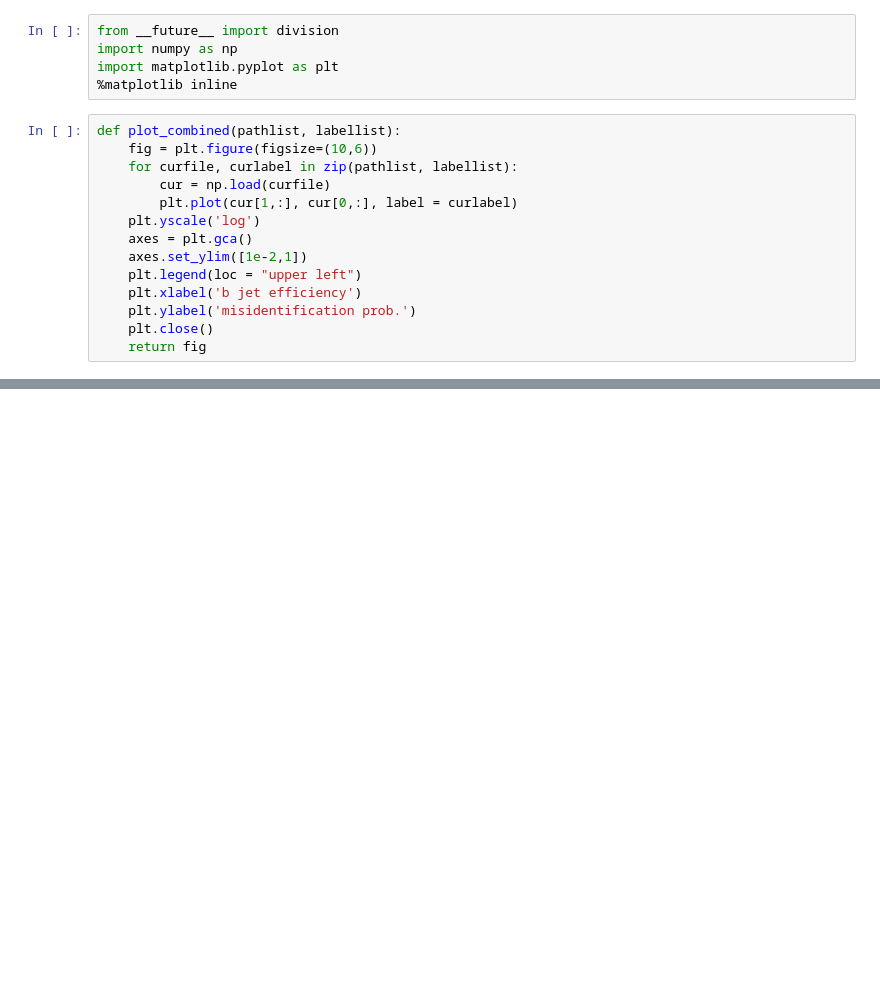
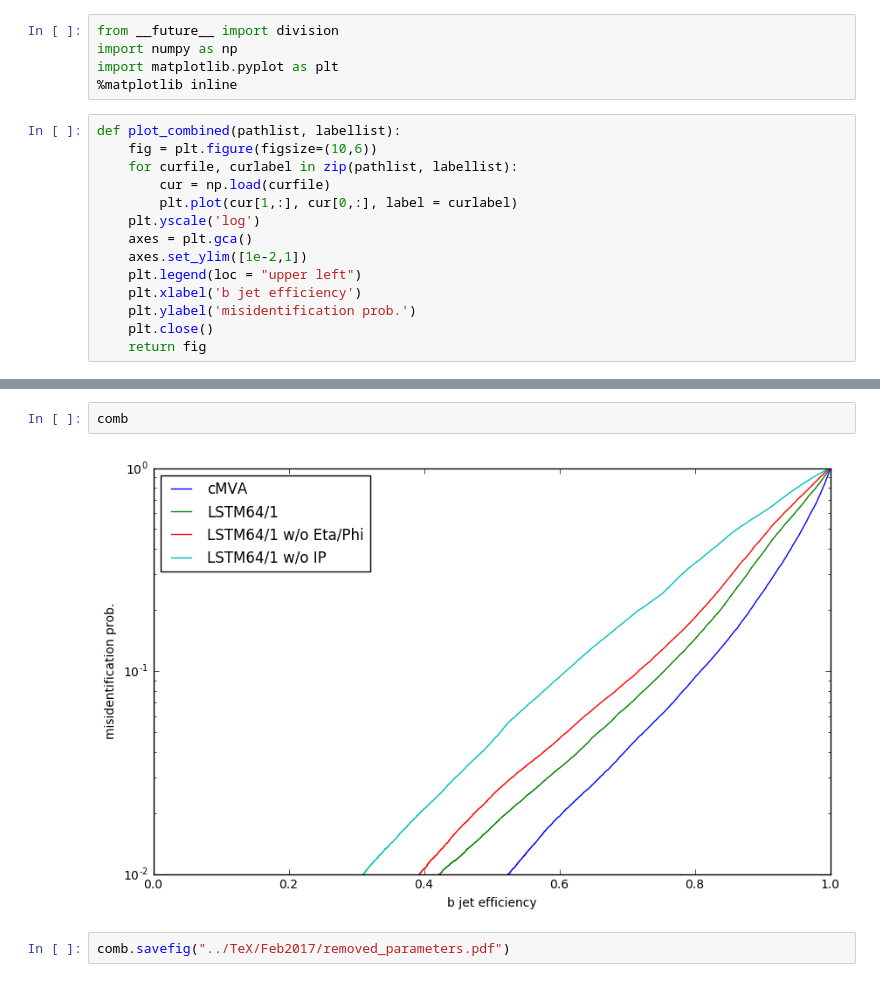
Before and after one commit to philippwindischhofer/BTagger, a Jupyter notebook: external_matching/CombineROC.ipynb, the cells around one changed output, grey strips where cells are left out. Drawn from its saved outputs; the diff is of its cells as text; blank space fills up the shorter version.

```diff
--- a/external_matching/CombineROC.ipynb
+++ b/external_matching/CombineROC.ipynb
@@ -24,0 +36,6 @@ comb.savefig("..test.pdf")
+# %%
+comb
+# %% [output]
+[figure, added]
+# %%
+comb.savefig("../TeX/Feb2017/removed_parameters.pdf")
```
Also changed, not shown: parts of 5 cells of this notebook, 12 other files.
